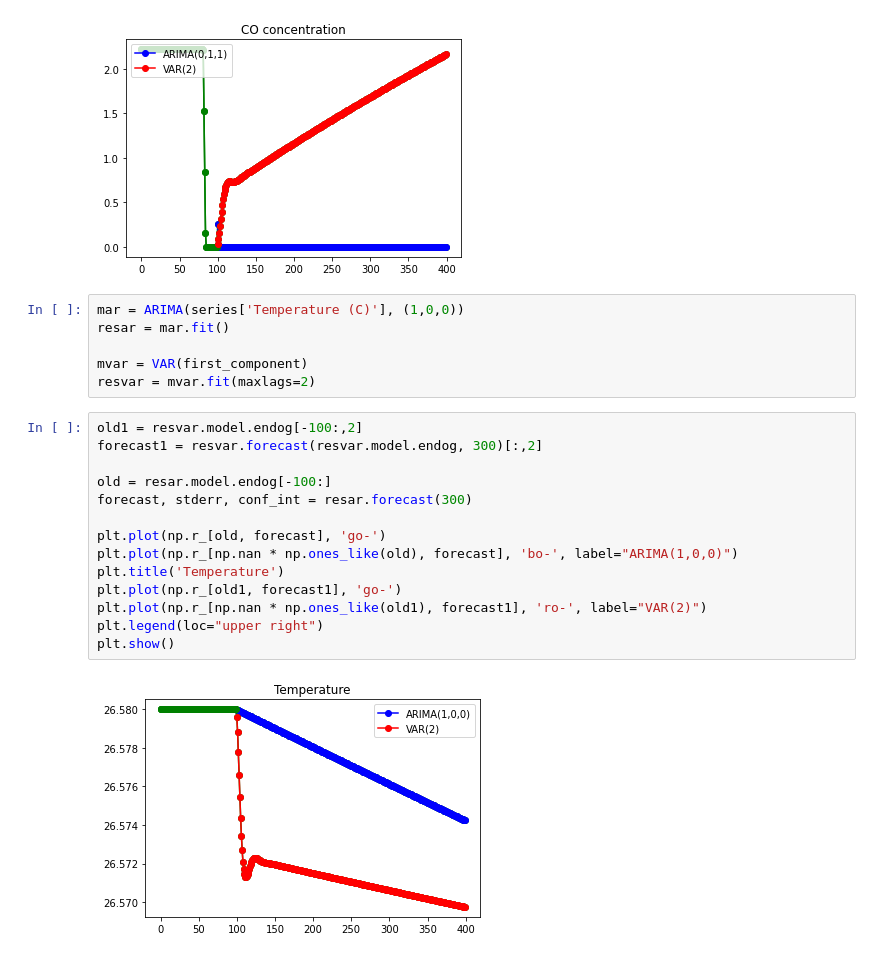
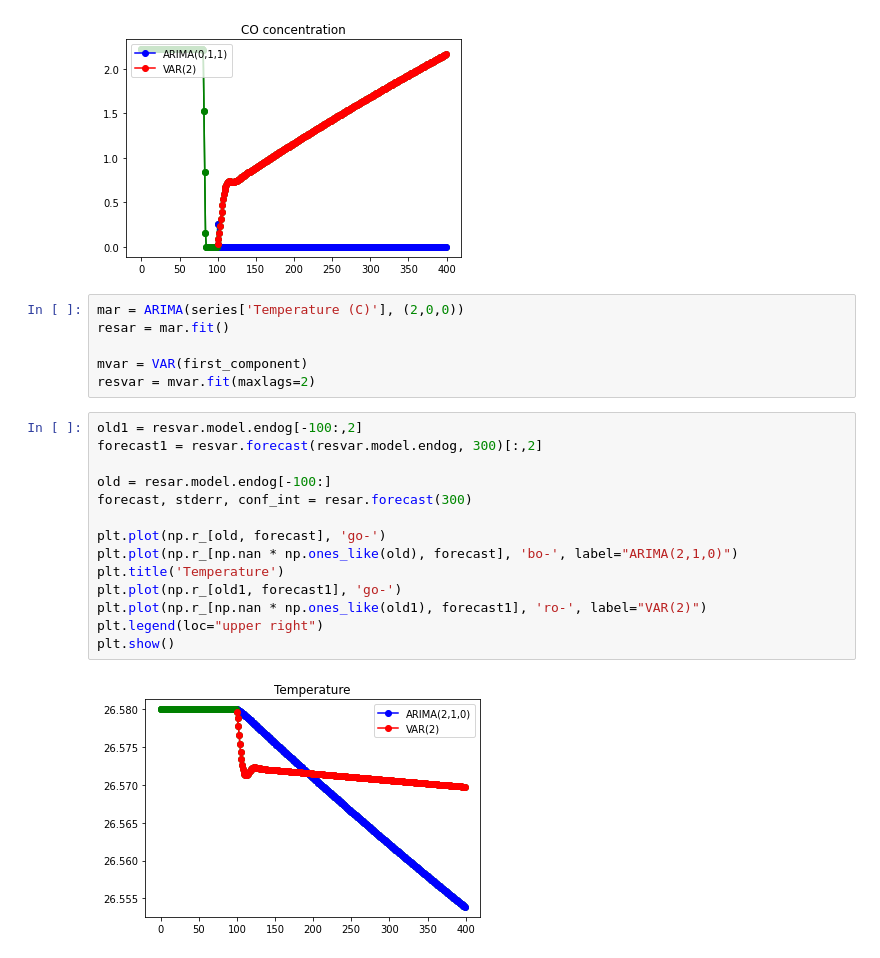
Before and after one commit to kth0522/TimeSeriesAnalysis, a Jupyter notebook: assignment2.ipynb, the cells around one changed output. Saved outputs shown, nothing was run; the diff lists cells and outputs as text.

```diff
--- a/assignment2.ipynb
+++ b/assignment2.ipynb
@@ -703,7 +929,7 @@ plt.show()
 # %% [output]
 [figure]
 # %%
-mar = ARIMA(series['Temperature (C)'], (1,0,0))
+mar = ARIMA(series['Temperature (C)'], (2,0,0))
 resar = mar.fit()
 
 mvar = VAR(first_component)
@@ -711,16 +937,16 @@ resvar = mvar.fit(maxlags=2)
 # %%
 old1 = resvar.model.endog[-100:,2]
 forecast1 = resvar.forecast(resvar.model.endog, 300)[:,2]
 
 old = resar.model.endog[-100:]
 forecast, stderr, conf_int = resar.forecast(300)
 
 plt.plot(np.r_[old, forecast], 'go-')
-plt.plot(np.r_[np.nan * np.ones_like(old), forecast], 'bo-', label="ARIMA(1,0,0)")
+plt.plot(np.r_[np.nan * np.ones_like(old), forecast], 'bo-', label="ARIMA(2,1,0)")
 plt.title('Temperature')
 plt.plot(np.r_[old1, forecast1], 'go-')
 plt.plot(np.r_[np.nan * np.ones_like(old1), forecast1], 'ro-', label="VAR(2)")
 plt.legend(loc="upper right")
 plt.show()
 # %% [output]
-[figure, old version]
+[figure, new version]
```
Also changed, not shown: parts of 18 cells of this notebook.
